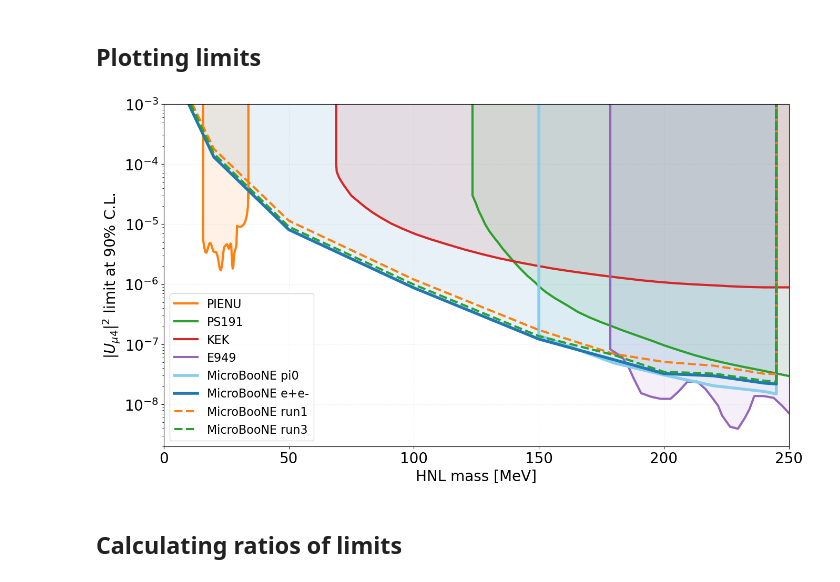
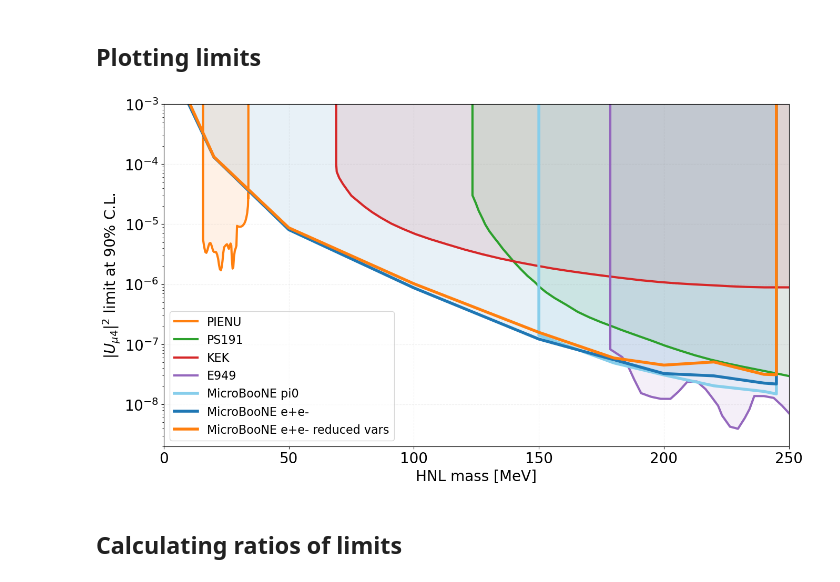
Before and after one commit to dmarsden01/uboone_HNL_analysis, a Jupyter notebook: 5_Limit_plotting.ipynb, the cells around one changed output. Drawn from its saved outputs; the diff is of its cells as text; code cells hidden in the pictures.

```diff
--- a/5_Limit_plotting.ipynb
+++ b/5_Limit_plotting.ipynb
@@ -40,24 +29,26 @@ samples = ["PIENU","PS191","KEK","E949"]
 print("Plotting these limits: " + str(samples))
 plot_dict = {}
 for sample in samples:
-    plot_dict[sample] = Pandafy(Constants.limit_locs[sample])
+    plot_dict[sample] = Functions.Pandafy(Constants.limit_locs[sample])
 
-uboone_ee_current = Pandafy('limit_files/My_limits/Full_sys_4_bins_expected_mu_FINAL.csv')
+uboone_ee_current = Functions.Pandafy('limit_files/My_limits/Full_sys_4_bins_expected_mu_FINAL.csv')
 
-uboone_ee_run1 = Pandafy('limit_files/My_limits/Full_sys_4_bins_expected_mu_FINAL_run1.csv')
-uboone_ee_run3 = Pandafy('limit_files/My_limits/Full_sys_4_bins_expected_mu_FINAL_run3.csv')
+uboone_ee_run1 = Functions.Pandafy('limit_files/My_limits/Full_sys_4_bins_expected_mu_FINAL_run1.csv')
+uboone_ee_run3 = Functions.Pandafy('limit_files/My_limits/Full_sys_4_bins_expected_mu_FINAL_run3.csv')
+
+uboone_ee_reduced = Functions.Pandafy('limit_files/My_limits/Full_sys_4_bins_expected_mu_reduced_vars.csv')
 
 # uboone_ee_OLD = Pandafy('limit_files/My_limits/Flat_sys_havled_expected_mu_top_20_logit_New_gen_New_bins.csv')
 
-uboone_pi0_approx = Pandafy('limit_files/My_limits/Flat_sys_havled_expected_pi0_mu_all_vars_logit_New.csv')
+uboone_pi0_approx = Functions.Pandafy('limit_files/My_limits/Flat_sys_havled_expected_pi0_mu_all_vars_logit_New.csv')
 
-Ten_event_limit = Pandafy('limit_files/My_limits/10_event_expected_mu_run3.csv')
+Ten_event_limit = Functions.Pandafy('limit_files/My_limits/10_event_expected_mu_run3.csv')
 
-Theorist_Pawels = Pandafy('limit_files/Reinterp_Pawels_result.csv')
+Theorist_Pawels = Functions.Pandafy('limit_files/Reinterp_Pawels_result.csv')
 
-T2K_recast = Pandafy('limit_files/T2K_recast_full_data.csv')
+T2K_recast = Functions.Pandafy('limit_files/T2K_recast_full_data.csv')
 
-BBN = Pandafy('limit_files/BBN_Nicolo_paper.csv')
+BBN = Functions.Pandafy('limit_files/BBN_Nicolo_paper.csv')
 
 point = [150,4.26974152748967e-07]
 # %% [output]
@@ -69,7 +60,7 @@ style_ps = '-'
 style_ds = '-'
 transp = 0.05
 
-savefig = True
+savefig = False
 
 plt.figure(figsize=(14,8),facecolor='white',dpi=100)
 
@@ -88,12 +79,12 @@ plt.fill_between(uboone_pi0_approx['Mass'],uboone_pi0_approx['Value'],1,color="s
 plt.plot(uboone_ee_current['Mass'],uboone_ee_current['Value'],label="MicroBooNE e+e-",color="C10",lw=4)
 plt.fill_between(uboone_ee_current['Mass'],uboone_ee_current['Value'],1,color="C10",alpha=0.1)
 
-plt.plot(uboone_ee_run1['Mass'],uboone_ee_run1['Value'],label="MicroBooNE run1",color="C11",lw=3, linestyle='dashed')
+plt.plot(uboone_ee_reduced['Mass'],uboone_ee_reduced['Value'],label="MicroBooNE e+e- reduced vars",color="C11",lw=4)
+# plt.fill_between(uboone_ee_current['Mass'],uboone_ee_current['Value'],1,color="C10",alpha=0.1)
 
-plt.plot(uboone_ee_run3['Mass'],uboone_ee_run3['Value'],label="MicroBooNE run3",color="C12",lw=3, linestyle='dashed')
+# plt.plot(uboone_ee_run1['Mass'],uboone_ee_run1['Value'],label="MicroBooNE run1",color="C11",lw=3, linestyle='dashed')
+# plt.plot(uboone_ee_run3['Mass'],uboone_ee_run3['Value'],label="MicroBooNE run3",color="C12",lw=3, linestyle='dashed')
 
-# plt.plot(uboone_ee_OLD['Mass'],uboone_ee_OLD['Value'],label="MicroBooNE e+e- OLD",color="C12",lw=4)
-# plt.fill_between(uboone_ee_OLD['Mass'],uboone_ee_OLD['Value'],1,color="C10",alpha=0.1)
 
 # plt.plot(Ten_event_limit['Mass'],Ten_event_limit['Value'],label="MicroBooNE 10 events",color="black",lw=2, linestyle='dashed')
 # plt.fill_between(Ten_event_limit['Mass'],Ten_event_limit['Value'],1,color="black",alpha=0.1)
@@ -112,34 +103,34 @@ lower_lim_BBN = np.full(101, 1e-8)
 # plt.plot(BBN['Mass'],BBN['Value'], label="BBN",color="C5",lw=3)
 # plt.fill_between(BBN['Mass'],BBN['Value'],1,color="C5",alpha=0.1)
 
 # plt.plot(Theorist_Pawels['Mass'],Theorist_Pawels['Value'], label="HPS recast",color="C5",lw=3)
 # plt.fill_between(Theorist_Pawels['Mass'],Theorist_Pawels['Value'],1,color="C5",alpha=0.1)
 
 # y2=1e-8,
 
 # plt.plot(150, 4.26974152748967e-07, marker="o",markersize=10,markeredgecolor="C13",markerfacecolor="C13", label="pi0 run1")
 
 plt.xlabel('HNL mass [MeV]',fontsize=20)
 plt.ylabel(r'$|U_{\mu 4}|^2$ limit at 90% C.L.',fontsize=20)
 plt.legend()
 # plt.ylim(1e-8,1e-3)
 plt.ylim(2e-9,1e-3)
 #plt.xlim(0,0.45)
 plt.xlim(0.00,250)
 plt.grid(ls='--',color='C7',alpha=0.1)
 plt.yscale('log')
 plt.tick_params(axis='x', labelsize=20)
 plt.tick_params(axis='y', labelsize=20)
 plt.legend(prop={'size': 16}, loc="lower left")
 plt.tight_layout()
 
 if savefig == True:
     name = "limit_19_Jan"
     plt.savefig('plots/Limits/'+name+'.pdf',bbox_inches='tight', pad_inches=0.3)
     plt.savefig('plots/Limits/'+name+'.png',bbox_inches='tight', pad_inches=0.3)
 plt.show()
 # %% [output]
-[figure, old version]
+[figure, new version]
 # %% [markdown]
 ## Calculating ratios of limits
 # %%
```
Also changed, not shown: parts of 6 cells of this notebook, 8 other files.
